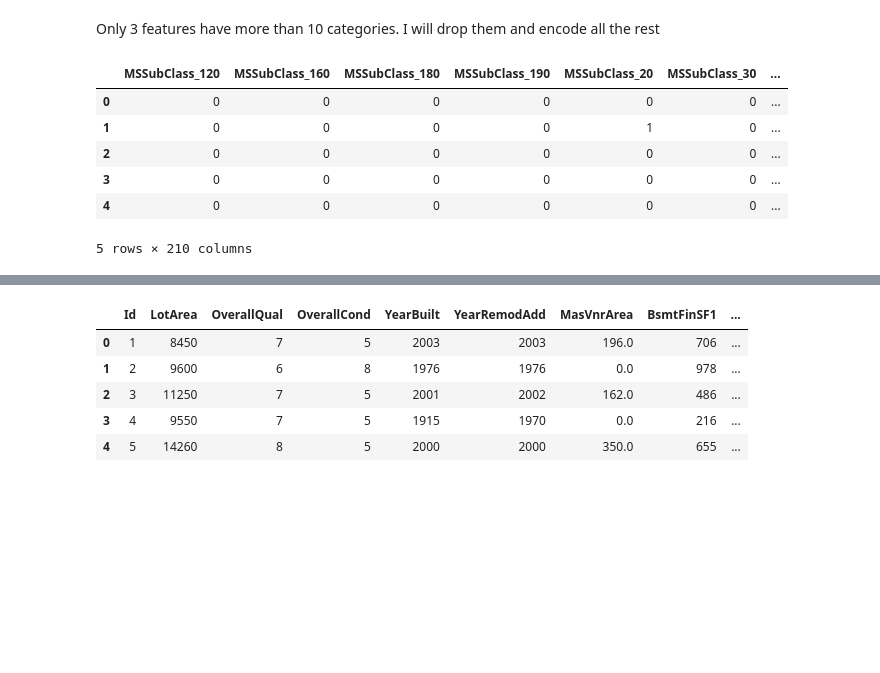
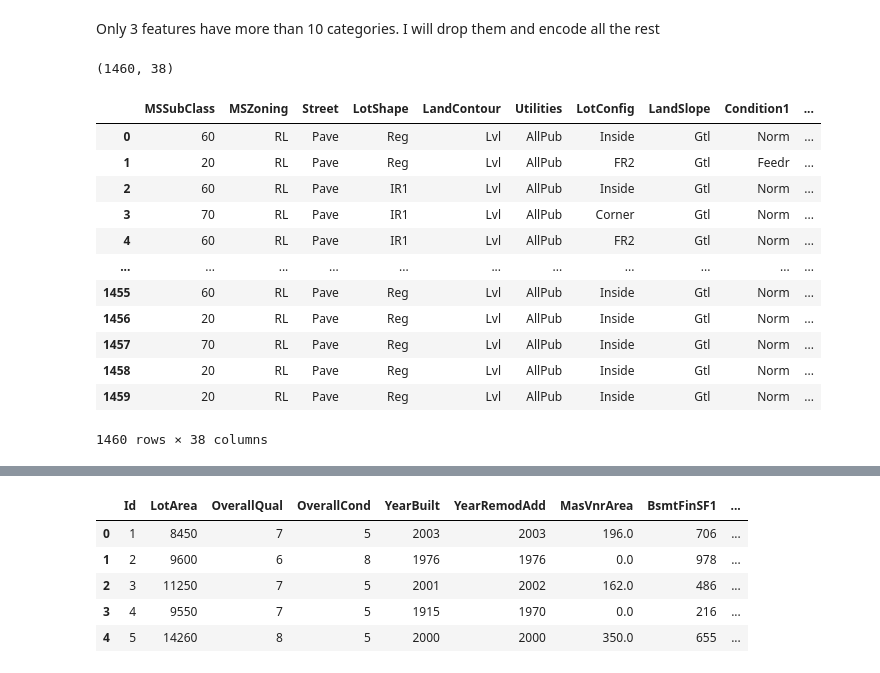
Before and after one commit to Nik-Kras/Kaggle_House_Prising, a Jupyter notebook: Basemodel_2_numerical_and_categorical.ipynb, the cells around one changed output, grey strips where cells are left out. Cells and saved outputs as stored; diff of their text form; code cells hidden in the pictures; blank space fills up the shorter version.

```diff
--- a/Basemodel_2_numerical_and_categorical.ipynb
+++ b/Basemodel_2_numerical_and_categorical.ipynb
@@ -138,14 +147,22 @@ unique_values
 Only 3 features have more than 10 categories. I will drop them and encode all the rest
 # %%
 train_categorical.drop(["Exterior2nd", "Exterior1st", "Neighborhood"], axis=1, inplace=True)
+train_categorical.shape
+# %% [output]
+(1460, 38)
-# %%
-encoded_categories = pd.get_dummies(train_categorical)
-encoded_categories.head()
-# %% [output]
-|  | MSSubClass_120 | MSSubClass_160 | MSSubClass_180 | MSSubClass_190 | MSSubClass_20 | MSSubClass_30 | ... |
-| 0 | 0 | 0 | 0 | 0 | 0 | 0 | ... |
-| 1 | 0 | 0 | 0 | 0 | 1 | 0 | ... |
-| 2 | 0 | 0 | 0 | 0 | 0 | 0 | ... |
-| 3 | 0 | 0 | 0 | 0 | 0 | 0 | ... |
-| 4 | 0 | 0 | 0 | 0 | 0 | 0 | ... |
-5 rows × 210 columns
+# %%
+train_categorical
+# %% [output]
+|  | MSSubClass | MSZoning | Street | LotShape | LandContour | Utilities | LotConfig | LandSlope | Condition1 | ... |
+| 0 | 60 | RL | Pave | Reg | Lvl | AllPub | Inside | Gtl | Norm | ... |
+| 1 | 20 | RL | Pave | Reg | Lvl | AllPub | FR2 | Gtl | Feedr | ... |
+| 2 | 60 | RL | Pave | IR1 | Lvl | AllPub | Inside | Gtl | Norm | ... |
+| 3 | 70 | RL | Pave | IR1 | Lvl | AllPub | Corner | Gtl | Norm | ... |
+| 4 | 60 | RL | Pave | IR1 | Lvl | AllPub | FR2 | Gtl | Norm | ... |
+| ... | ... | ... | ... | ... | ... | ... | ... | ... | ... | ... |
+| 1455 | 60 | RL | Pave | Reg | Lvl | AllPub | Inside | Gtl | Norm | ... |
+| 1456 | 20 | RL | Pave | Reg | Lvl | AllPub | Inside | Gtl | Norm | ... |
+| 1457 | 70 | RL | Pave | Reg | Lvl | AllPub | Inside | Gtl | Norm | ... |
+| 1458 | 20 | RL | Pave | Reg | Lvl | AllPub | Inside | Gtl | Norm | ... |
+| 1459 | 20 | RL | Pave | Reg | Lvl | AllPub | Inside | Gtl | Norm | ... |
+1460 rows × 38 columns
```
Also changed, not shown: parts of 20 cells of this notebook, 5 other files.
